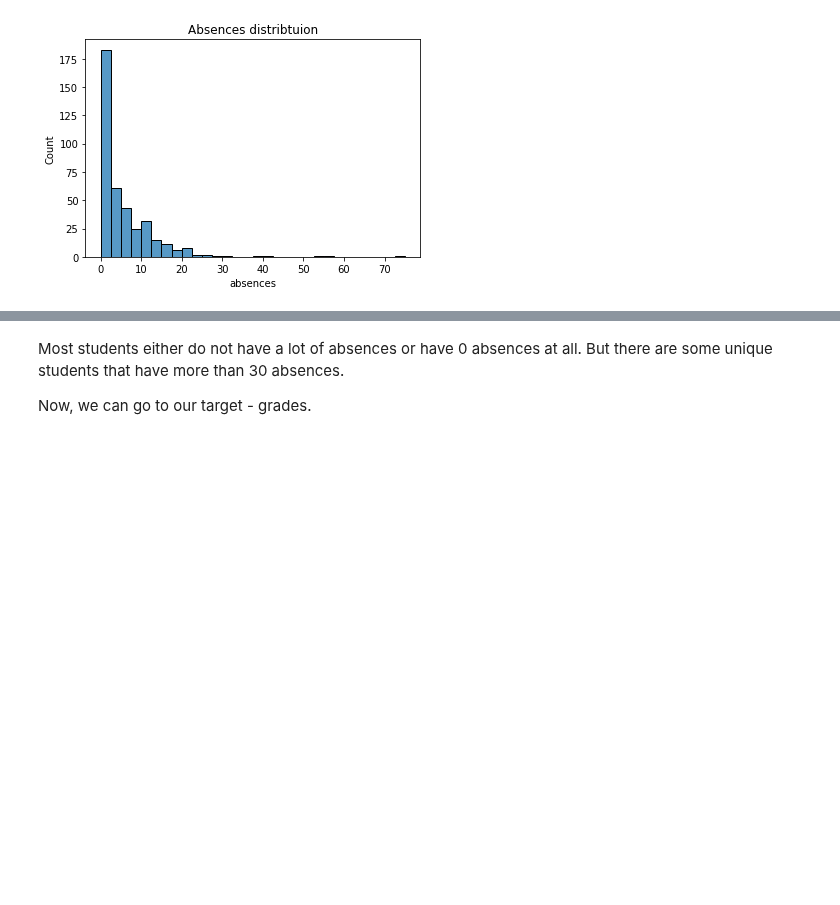
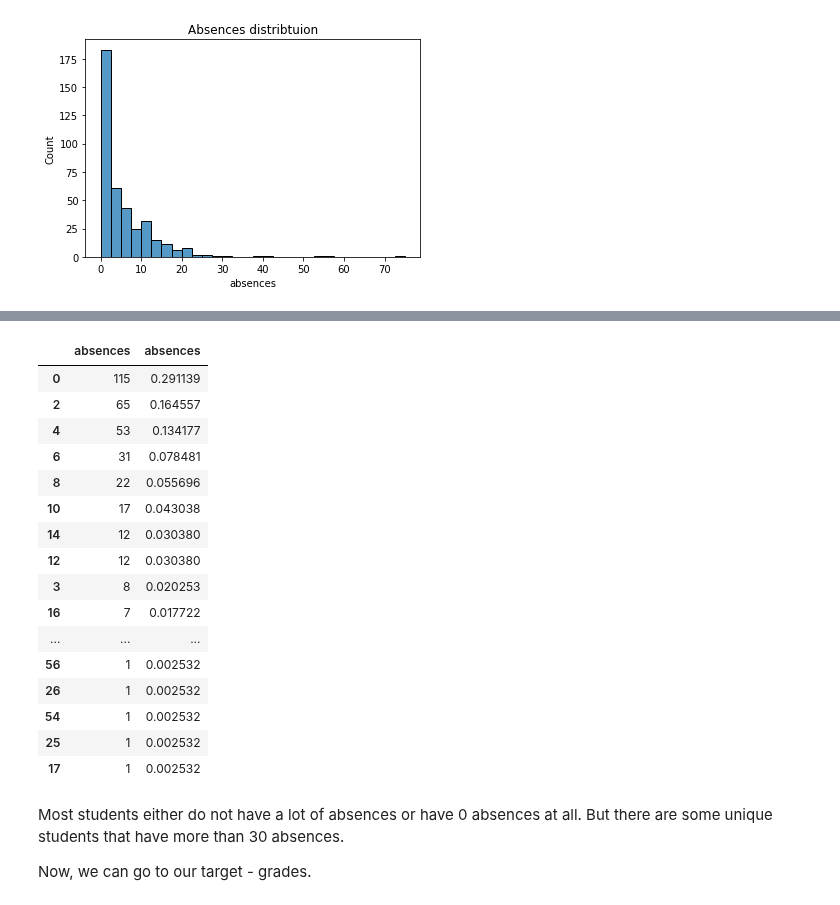
Before and after one commit to Toeysamm/2-64-NIDA-DADS5001, a Jupyter notebook: 04_Apply/Students_Alcohol_Consumption/Detailed_EDA.ipynb, the cells around one changed output, grey strips where cells are left out. Drawn from its saved outputs; the diff is of its cells as text; code cells hidden in the pictures; blank space fills up the shorter version.

```diff
--- a/04_Apply/Students_Alcohol_Consumption/Detailed_EDA.ipynb
+++ b/04_Apply/Students_Alcohol_Consumption/Detailed_EDA.ipynb
@@ -301,3 +319,23 @@ Name: absences, dtype: int64
+# %%
+pd.concat([df['absences'].value_counts().to_frame(),df['absences'].value_counts(normalize=True).to_frame()], axis=1)
+# %% [output]
+|  | absences | absences |
+| 0 | 115 | 0.291139 |
+| 2 | 65 | 0.164557 |
+| 4 | 53 | 0.134177 |
+| 6 | 31 | 0.078481 |
+| 8 | 22 | 0.055696 |
+| 10 | 17 | 0.043038 |
+| 14 | 12 | 0.030380 |
+| 12 | 12 | 0.030380 |
+| 3 | 8 | 0.020253 |
+| 16 | 7 | 0.017722 |
+| ... | ... | ... |
+| 56 | 1 | 0.002532 |
+| 26 | 1 | 0.002532 |
+| 54 | 1 | 0.002532 |
+| 25 | 1 | 0.002532 |
+| 17 | 1 | 0.002532 |
 # %% [markdown]
 Most students either do not have a lot of absences or have 0 absences at all. But there are some unique students that have more than 30 absences.
 
```
Also changed, not shown: parts of 21 cells of this notebook.
